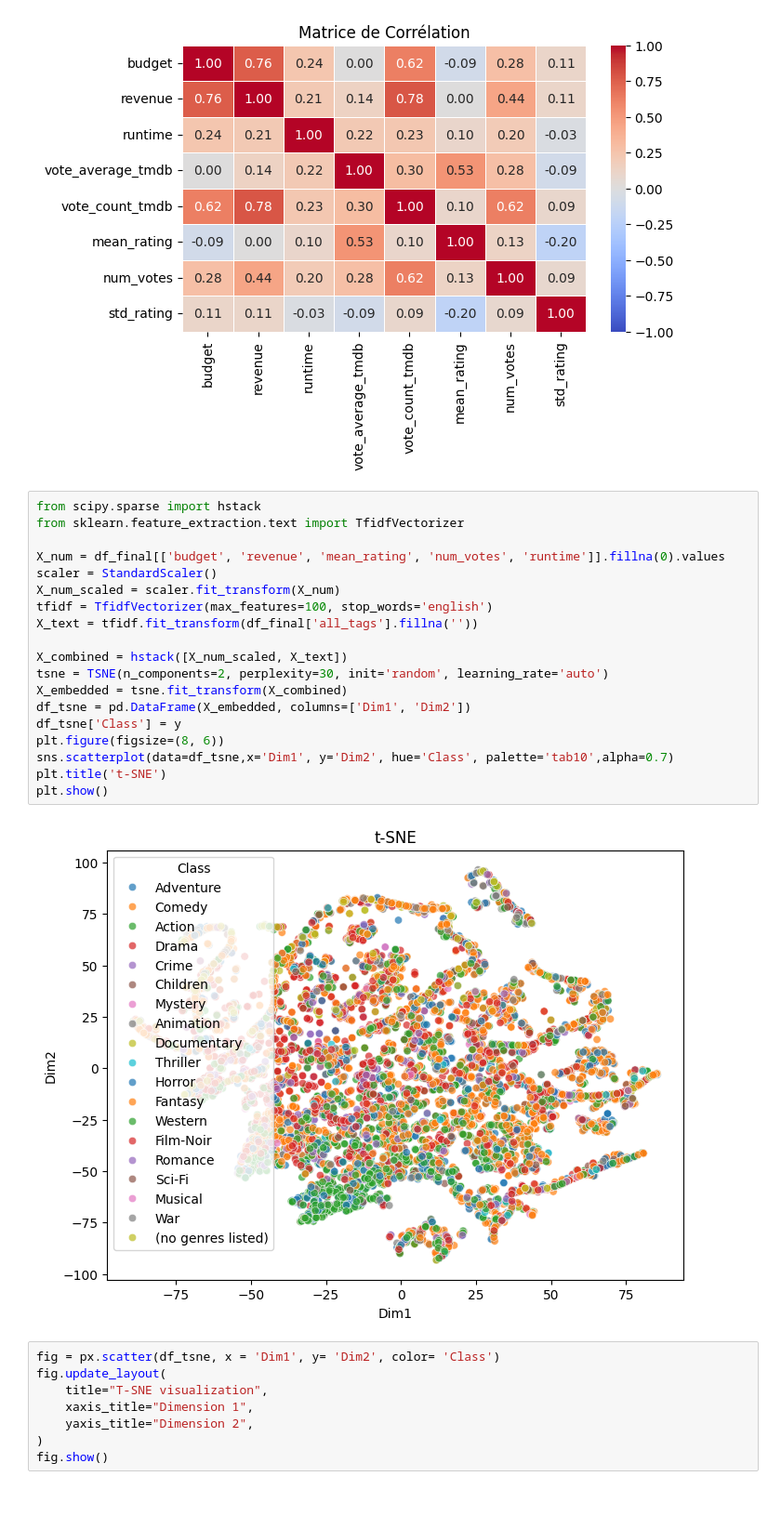
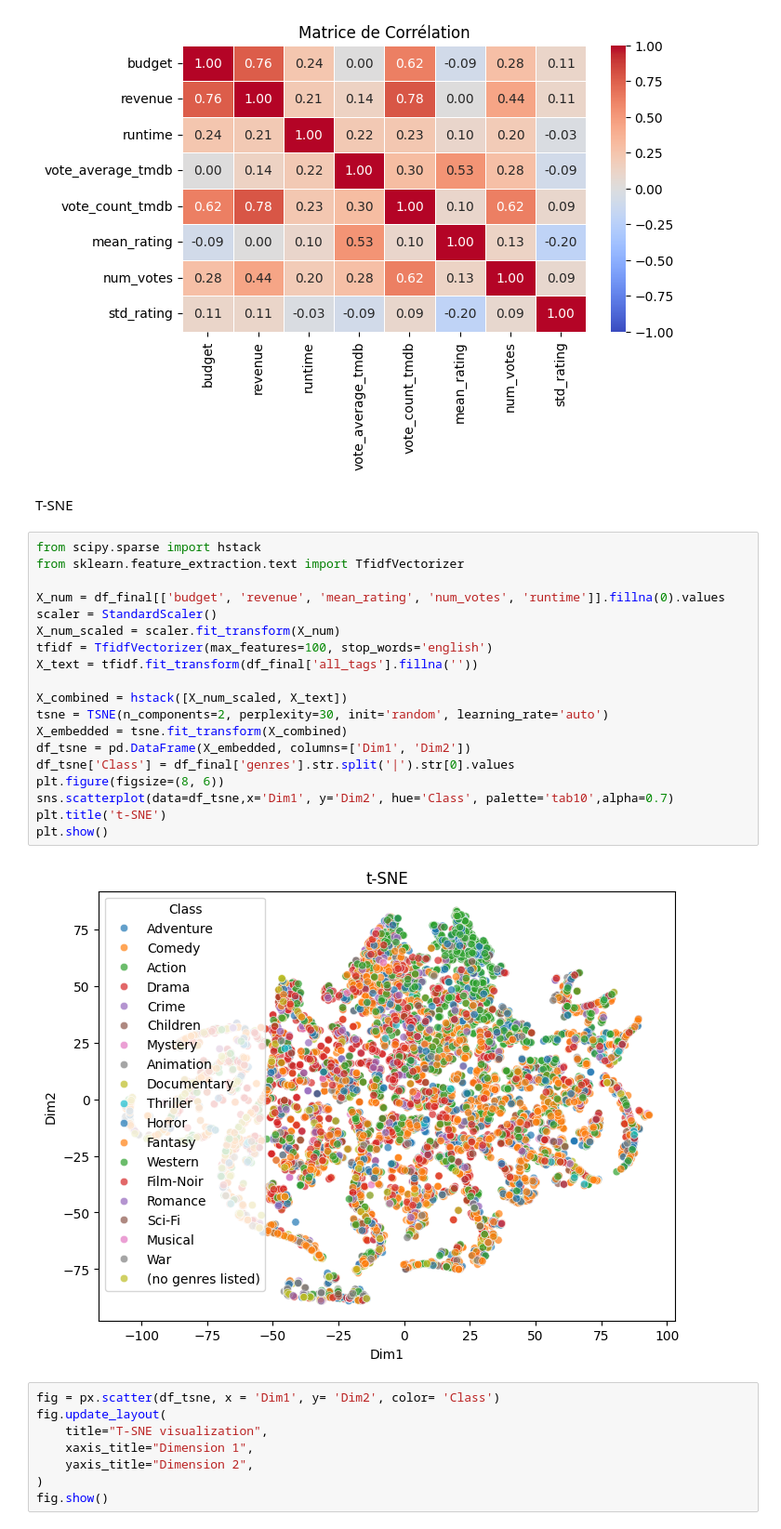
Before and after one commit to BALAKUMARKalai/Big_Data_Project, a Jupyter notebook: notebook1.ipynb, the cells around one changed output. Shown at 93% size. Saved outputs shown, nothing was run; the diff lists cells and outputs as text; blank space fills up the shorter version.

```diff
--- a/notebook1.ipynb
+++ b/notebook1.ipynb
@@ -219,27 +215,29 @@ plt.title('Matrice de Corrélation')
 plt.show()
 # %% [output]
 [figure]
+# %% [markdown]
+T-SNE
 # %%
 from scipy.sparse import hstack
 from sklearn.feature_extraction.text import TfidfVectorizer
 
 X_num = df_final[['budget', 'revenue', 'mean_rating', 'num_votes', 'runtime']].fillna(0).values
 scaler = StandardScaler()
 X_num_scaled = scaler.fit_transform(X_num)
 tfidf = TfidfVectorizer(max_features=100, stop_words='english')
 X_text = tfidf.fit_transform(df_final['all_tags'].fillna(''))
 
 X_combined = hstack([X_num_scaled, X_text])
 tsne = TSNE(n_components=2, perplexity=30, init='random', learning_rate='auto')
 X_embedded = tsne.fit_transform(X_combined)
 df_tsne = pd.DataFrame(X_embedded, columns=['Dim1', 'Dim2'])
-df_tsne['Class'] = y
+df_tsne['Class'] = df_final['genres'].str.split('|').str[0].values
 plt.figure(figsize=(8, 6))
 sns.scatterplot(data=df_tsne,x='Dim1', y='Dim2', hue='Class', palette='tab10',alpha=0.7)
 plt.title('t-SNE')
 plt.show()
 # %% [output]
-[figure, old version]
+[figure, new version]
 # %%
 fig = px.scatter(df_tsne, x = 'Dim1', y= 'Dim2', color= 'Class')
 fig.update_layout(
```
Also changed, not shown: parts of 11 cells of this notebook.
